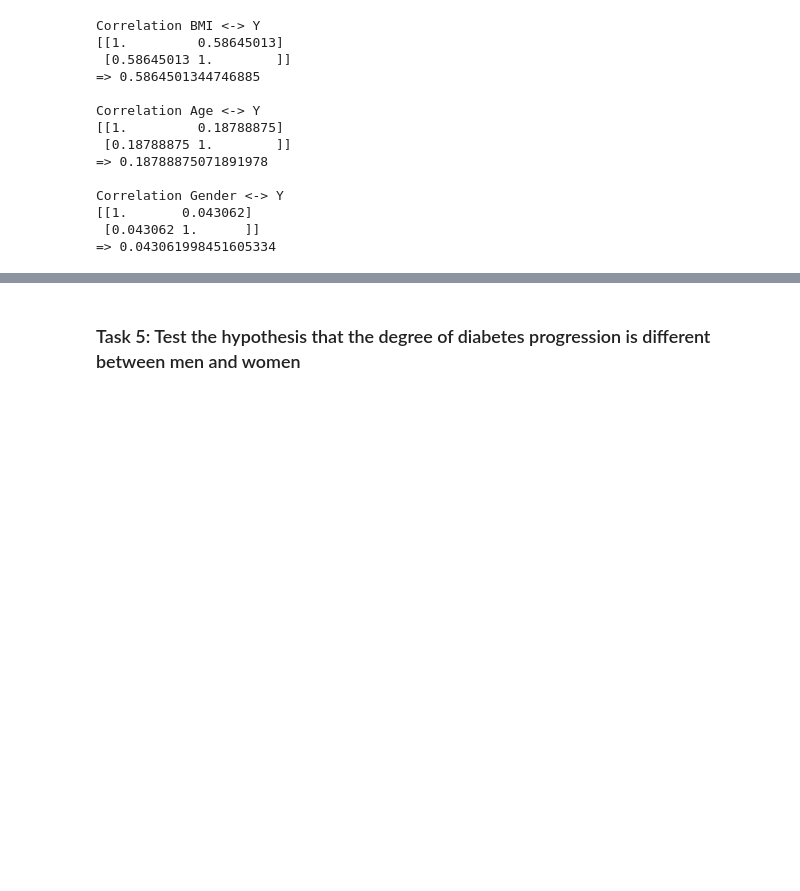
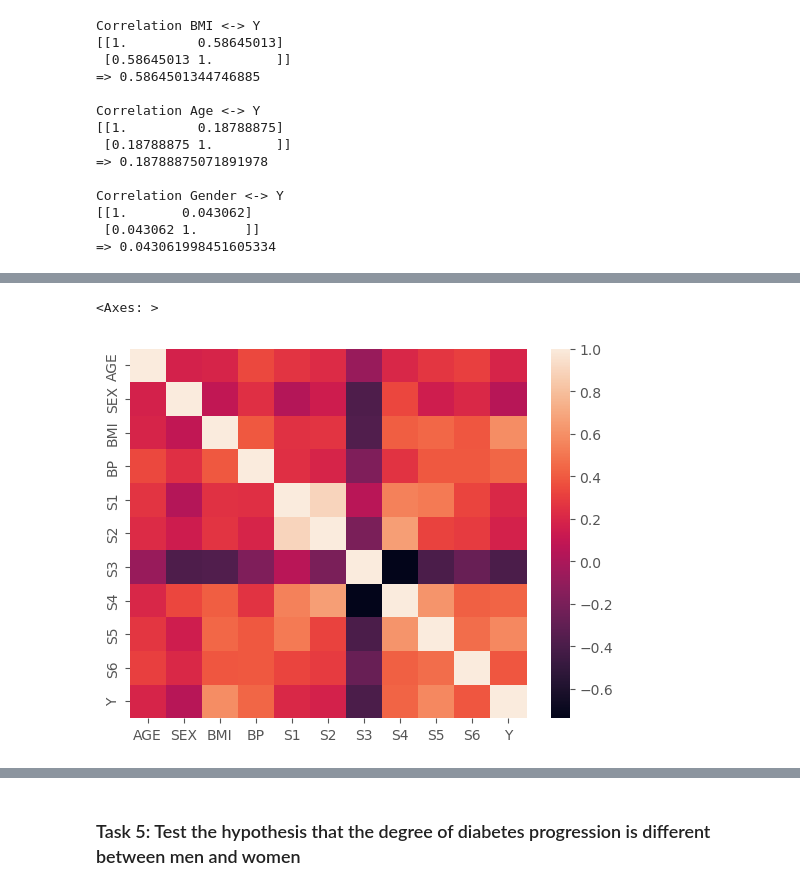
Before and after one commit to wolfJaeger/Data-Science-For-Beginners, a Jupyter notebook: 1-Introduction/04-stats-and-probability/assignment.ipynb, the cells around one changed output, grey strips where cells are left out. Cells and saved outputs as stored; diff of their text form; code cells hidden in the pictures; blank space fills up the shorter version.

```diff
--- a/1-Introduction/04-stats-and-probability/assignment.ipynb
+++ b/1-Introduction/04-stats-and-probability/assignment.ipynb
@@ -109,3 +126,8 @@ Correlation Gender <-> Y
+# %%
+sns.heatmap(df.corr())
+# %% [output]
+<Axes: >
+[figure, added]
 # %%
 plt.style.use('ggplot')
 fig, ax = plt.subplots(nrows = 2, ncols=1, figsize=(10, 10))
```
Also changed, not shown: parts of 4 cells of this notebook.
